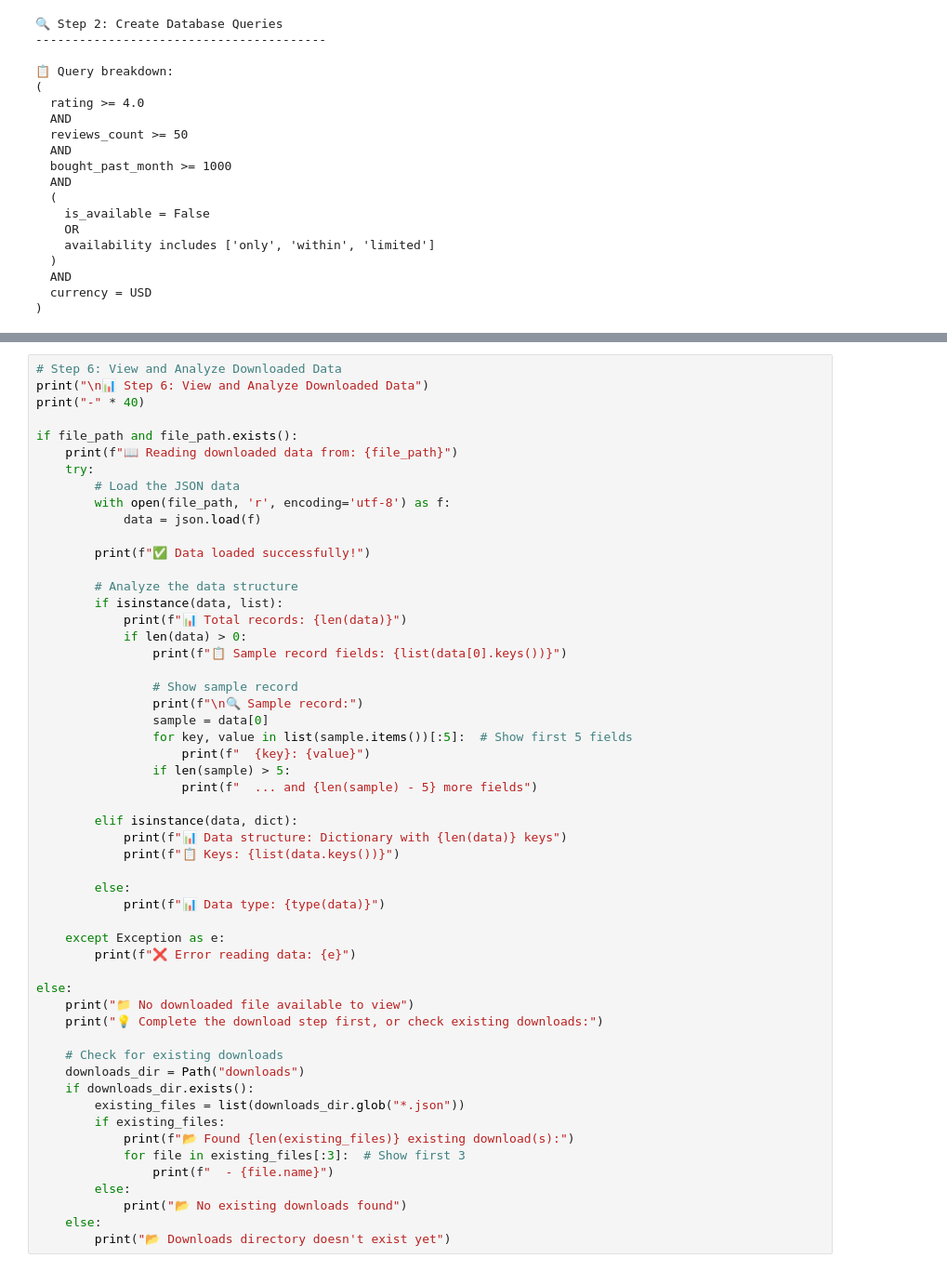
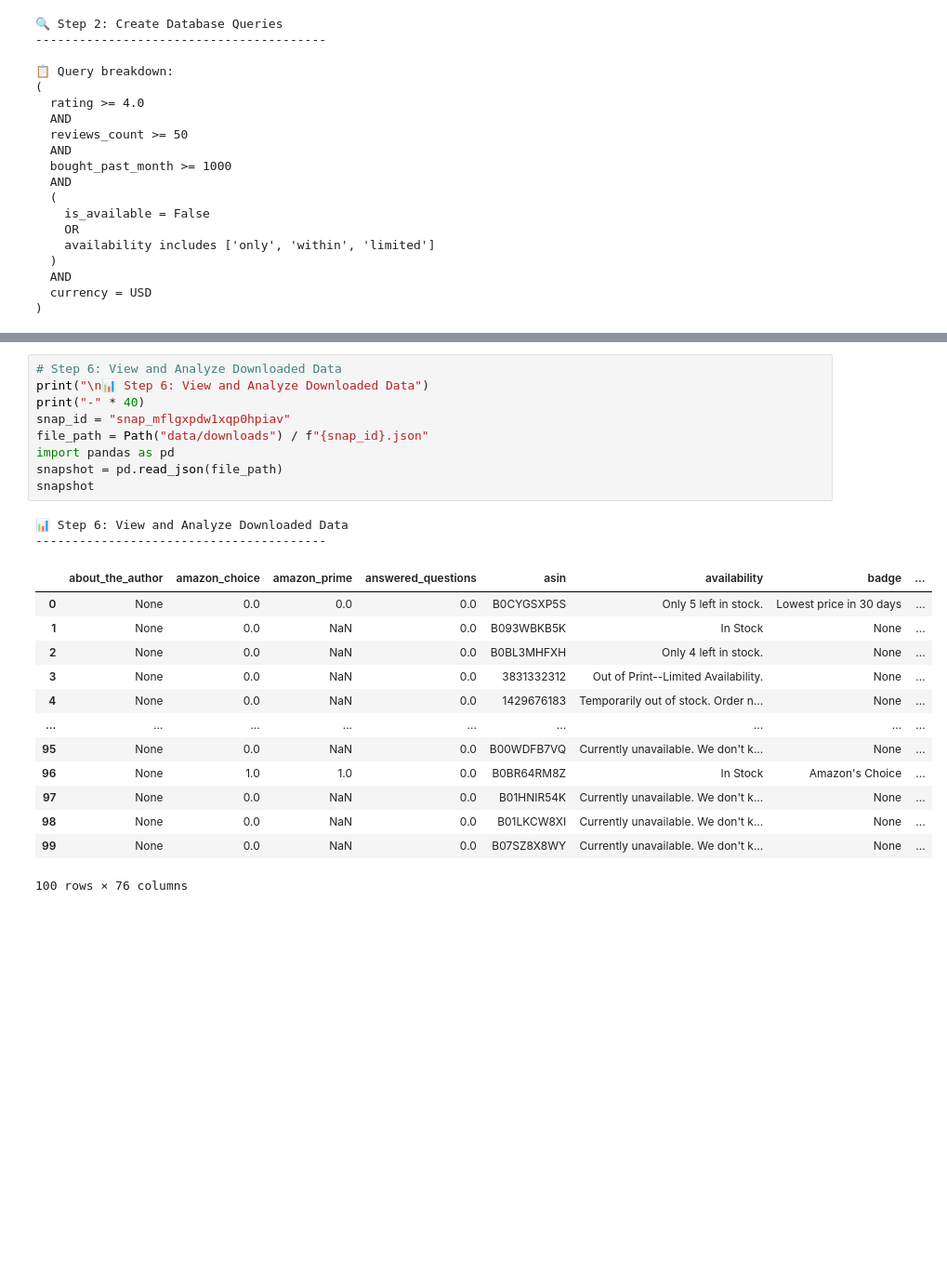
Before and after one commit to callzhang/BrightData, a Jupyter notebook: demo.ipynb, the cells around one changed output, grey strips where cells are left out. Shown: that part at 93% size. Drawn from its saved outputs; the diff is of its cells as text; blank space fills up the shorter version.

```diff
--- a/demo.ipynb
+++ b/demo.ipynb
@@ -230,54 +227,25 @@ else:
 # %%
 # Step 6: View and Analyze Downloaded Data
 print("\n📊 Step 6: View and Analyze Downloaded Data")
 print("-" * 40)
-
-if file_path and file_path.exists():
-    print(f"📖 Reading downloaded data from: {file_path}")
-    try:
-        # Load the JSON data
-        with open(file_path, 'r', encoding='utf-8') as f:
-            data = json.load(f)
-
-        print(f"✅ Data loaded successfully!")
-
-        # Analyze the data structure
-        if isinstance(data, list):
-            print(f"📊 Total records: {len(data)}")
-            if len(data) > 0:
-                print(f"📋 Sample record fields: {list(data[0].keys())}")
-
-                # Show sample record
-                print(f"\n🔍 Sample record:")
-                sample = data[0]
-                for key, value in list(sample.items())[:5]:  # Show first 5 fields
-                    print(f"  {key}: {value}")
-                if len(sample) > 5:
-                    print(f"  ... and {len(sample) - 5} more fields")
-
-        elif isinstance(data, dict):
-            print(f"📊 Data structure: Dictionary with {len(data)} keys")
-            print(f"📋 Keys: {list(data.keys())}")
-
-        else:
-            print(f"📊 Data type: {type(data)}")
-
-    except Exception as e:
-        print(f"❌ Error reading data: {e}")
-
-else:
-    print("📁 No downloaded file available to view")
-    print("💡 Complete the download step first, or check existing downloads:")
-
-    # Check for existing downloads
-    downloads_dir = Path("downloads")
-    if downloads_dir.exists():
-        existing_files = list(downloads_dir.glob("*.json"))
-        if existing_files:
-            print(f"📂 Found {len(existing_files)} existing download(s):")
-            for file in existing_files[:3]:  # Show first 3
-                print(f"  - {file.name}")
-        else:
-            print("📂 No existing downloads found")
-    else:
-        print("📂 Downloads directory doesn't exist yet")
+snap_id = "snap_mflgxpdw1xqp0hpiav"
+file_path = Path("data/downloads") / f"{snap_id}.json"
+import pandas as pd
+snapshot = pd.read_json(file_path)
+snapshot
+# %% [output]
+📊 Step 6: View and Analyze Downloaded Data
+----------------------------------------
+|  | about_the_author | amazon_choice | amazon_prime | answered_questions | asin | availability | badge | ... |
+| 0 | None | 0.0 | 0.0 | 0.0 | B0CYGSXP5S | Only 5 left in stock. | Lowest price in 30 days | ... |
+| 1 | None | 0.0 | NaN | 0.0 | B093WBKB5K | In Stock | None | ... |
+| 2 | None | 0.0 | NaN | 0.0 | B0BL3MHFXH | Only 4 left in stock. | None | ... |
+| 3 | None | 0.0 | NaN | 0.0 | 3831332312 | Out of Print--Limited Availability. | None | ... |
+| 4 | None | 0.0 | NaN | 0.0 | 1429676183 | Temporarily out of stock. Order n... | None | ... |
+| ... | ... | ... | ... | ... | ... | ... | ... | ... |
+| 95 | None | 0.0 | NaN | 0.0 | B00WDFB7VQ | Currently unavailable. We don't k... | None | ... |
+| 96 | None | 1.0 | 1.0 | 0.0 | B0BR64RM8Z | In Stock | Amazon's Choice | ... |
+| 97 | None | 0.0 | NaN | 0.0 | B01HNIR54K | Currently unavailable. We don't k... | None | ... |
+| 98 | None | 0.0 | NaN | 0.0 | B01LKCW8XI | Currently unavailable. We don't k... | None | ... |
+| 99 | None | 0.0 | NaN | 0.0 | B07SZ8X8WY | Currently unavailable. We don't k... | None | ... |
+100 rows × 76 columns
```
Also changed, not shown: parts of 9 cells of this notebook, 58 other files.
